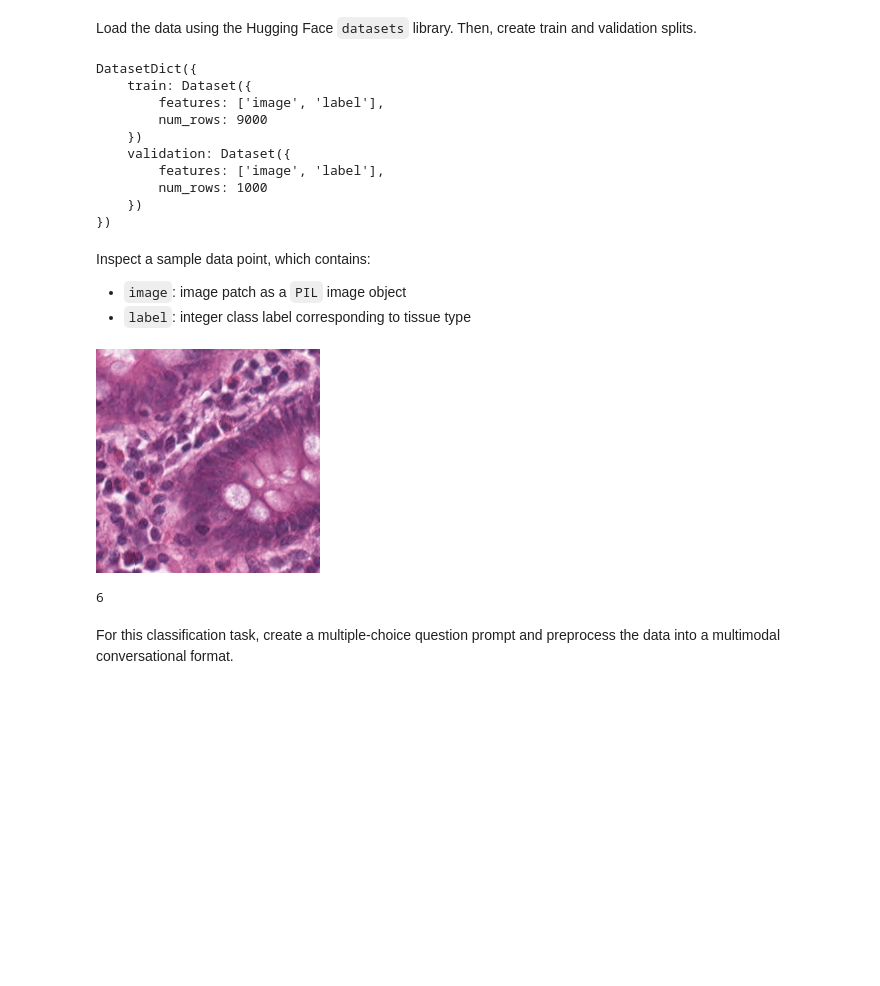
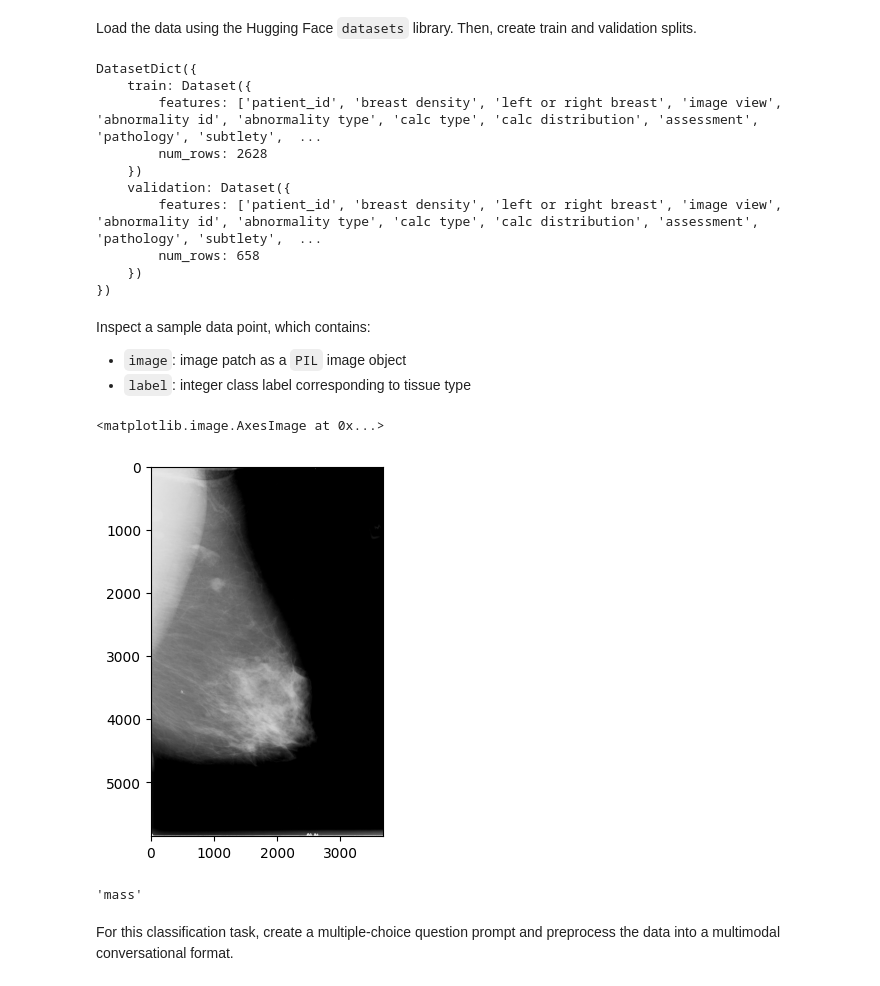
Before and after one commit to nandaw/medgemma_experiments, a Jupyter notebook: notebooks/fine_tune_with_hugging_face.ipynb, the cells around one changed output. Drawn from its saved outputs; the diff is of its cells as text; code cells hidden in the pictures; blank space fills up the shorter version.

Commit message:
dataset ajustado

```diff
--- a/notebooks/fine_tune_with_hugging_face.ipynb
+++ b/notebooks/fine_tune_with_hugging_face.ipynb
@@ -346,12 +342,12 @@ df_calc_train[df_calc_train['image file path'].str.contains("1.3.6.1.4.1.9590.10
 # %% [markdown]
 Load the data using the Hugging Face `datasets` library. Then, create train and validation splits.
 # %%
-from datasets import load_dataset
+from datasets import load_dataset, Image
 
-train_size = 9000  # @param {type: "number"}
-validation_size = 1000  # @param {type: "number"}
+train_size = 2628  # @param {type: "number"}
+validation_size = 658  # @param {type: "number"}
 
-data = load_dataset("./NCT-CRC-HE-100K", split="train")
+data = load_dataset('csv', data_files="./csv/dataset_calc_mass.csv", split="train")
 data = data.train_test_split(
     train_size=train_size,
     test_size=validation_size,
@@ -361,17 +357,20 @@ data = data.train_test_split(
 # Use the test split as the validation set
 data["validation"] = data.pop("test")
 
+# Cast the 'image file path' column to an Image feature with decode=False
+data = data.cast_column("image file path", Image(decode=False))
+
 # Display dataset details
 data
 # %% [output]
 DatasetDict({
     train: Dataset({
-        features: ['image', 'label'],
-        num_rows: 9000
+        features: ['patient_id', 'breast density', 'left or right breast', 'image view', 'abnormality id', 'abnormality type', 'calc type', 'calc distribution', 'assessment', 'pathology', 'subtlety',  ...
+        num_rows: 2628
     })
     validation: Dataset({
-        features: ['image', 'label'],
-        num_rows: 1000
+        features: ['patient_id', 'breast density', 'left or right breast', 'image view', 'abnormality id', 'abnormality type', 'calc type', 'calc distribution', 'assessment', 'pathology', 'subtlety',  ...
+        num_rows: 658
     })
 })
 # %% [markdown]
@@ -379,14 +378,19 @@ Inspect a sample data point, which contains:
 
 * `image`: image patch as a `PIL` image object
 * `label`: integer class label corresponding to tissue type
+# %%
+import matplotlib.pyplot as plt
+from PIL import Image
+
+# Load and display the image from the file path within the dataset
+plt.imshow(Image.open(data["train"][0]["image file path"]["path"]).convert("RGB"))
+# %% [output]
+<matplotlib.image.AxesImage at 0x...>
+[figure, added]
 # %%
-data["train"][0]["image"]
+data["train"][0]["abnormality type"]
 # %% [output]
-[figure, removed]
+'mass'
-# %%
-data["train"][0]["label"]
-# %% [output]
-6
 # %% [markdown]
 For this classification task, create a multiple-choice question prompt and preprocess the data into a multimodal conversational format.
 # %%
```
Also changed, not shown: parts of 22 cells of this notebook.
